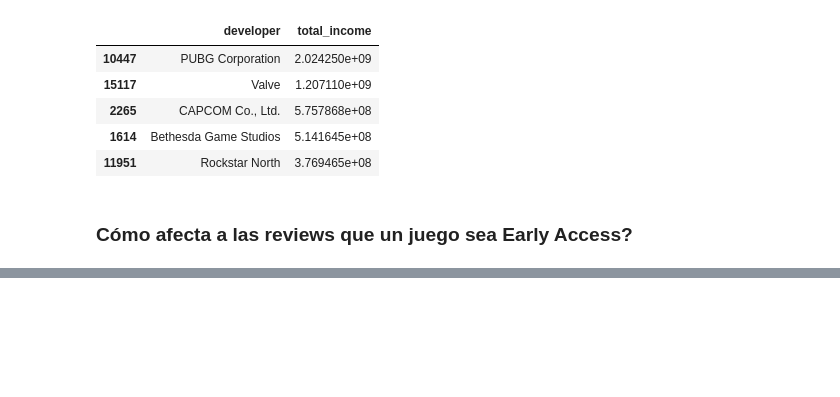
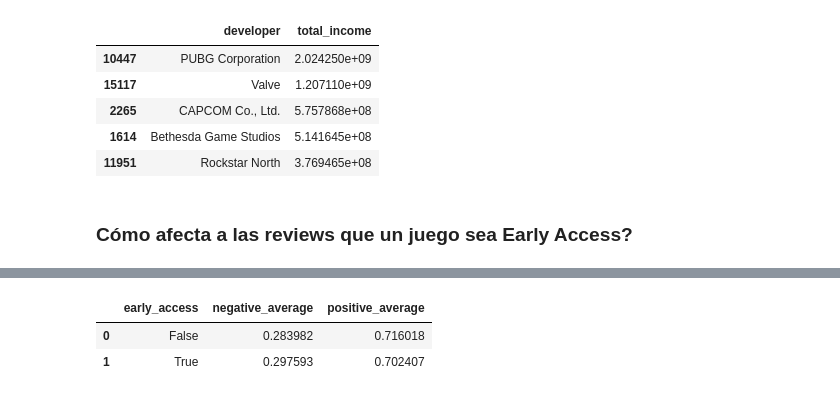
Before and after one commit to AlTesla/Reflex-Portfolio, a Jupyter notebook: notebooks/steam_eda.ipynb, the cells around one changed output, grey strips where cells are left out. Cells and saved outputs as stored; diff of their text form; code cells hidden in the pictures; blank space fills up the shorter version.

```diff
--- a/notebooks/steam_eda.ipynb
+++ b/notebooks/steam_eda.ipynb
@@ -314,0 +326,13 @@ NameError: name 'early_access_df' is not defined
+# %%
+early_access_grouped = early_access_df.groupby(
+    "early_access")["negative_average"].mean().reset_index()
+# %%
+early_access_grouped['positive_average'] = 1 - \
+    early_access_grouped['negative_average']
+# %%
+
+early_access_grouped.head()
+# %% [output]
+|  | early_access | negative_average | positive_average |
+| 0 | False | 0.283982 | 0.716018 |
+| 1 | True | 0.297593 | 0.702407 |
```
Also changed, not shown: parts of 8 cells of this notebook.
